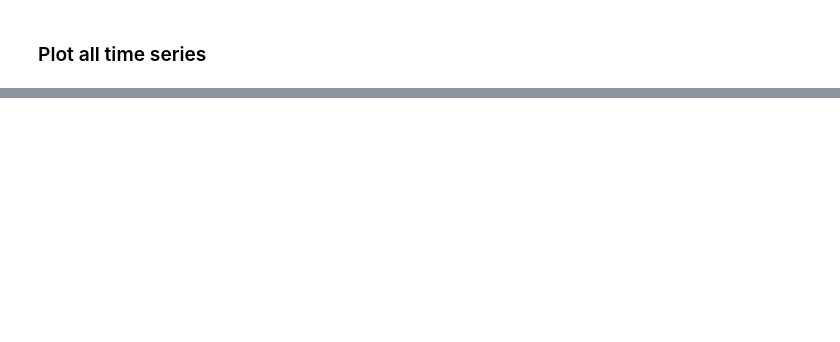
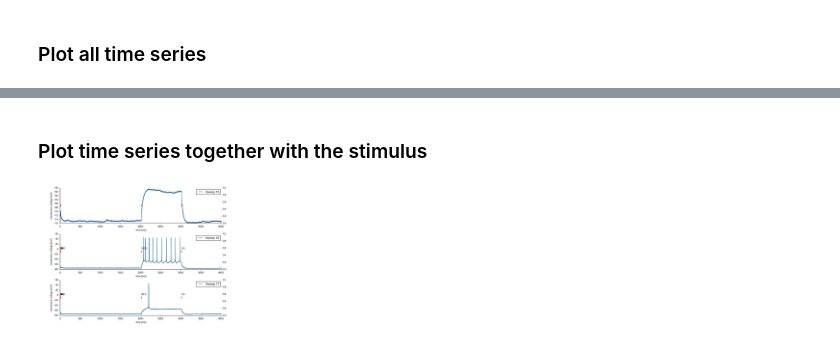
Before and after one commit to G-Node/nix-demo, a Jupyter notebook: NWB pvc-6 use-case.ipynb, the cells around one changed output, grey strips where cells are left out. Cells and saved outputs as stored; diff of their text form; code cells hidden in the pictures; blank space fills up the shorter version.

```diff
--- a/NWB pvc-6 use-case.ipynb
+++ b/NWB pvc-6 use-case.ipynb
@@ -48,0 +49,15 @@ plotter.plot()
+# %% [markdown]
+### Plot time series together with the stimulus
+# %%
+
+tags = list(block.multi_tags)
+
+plotter = Plotter(lines=ts_count, width=1000, height=700)
+for i, tag in enumerate(tags):
+    plotter.add(tag.references[0], subplot=i)
+    plotter.add(tag.positions, subplot=i, color="red", labels=tag.features[0].data)
+
+
+plotter.plot()
+# %% [output]
+[figure, added]
```
Also changed, not shown: parts of 2 cells of this notebook, 2 other files.
